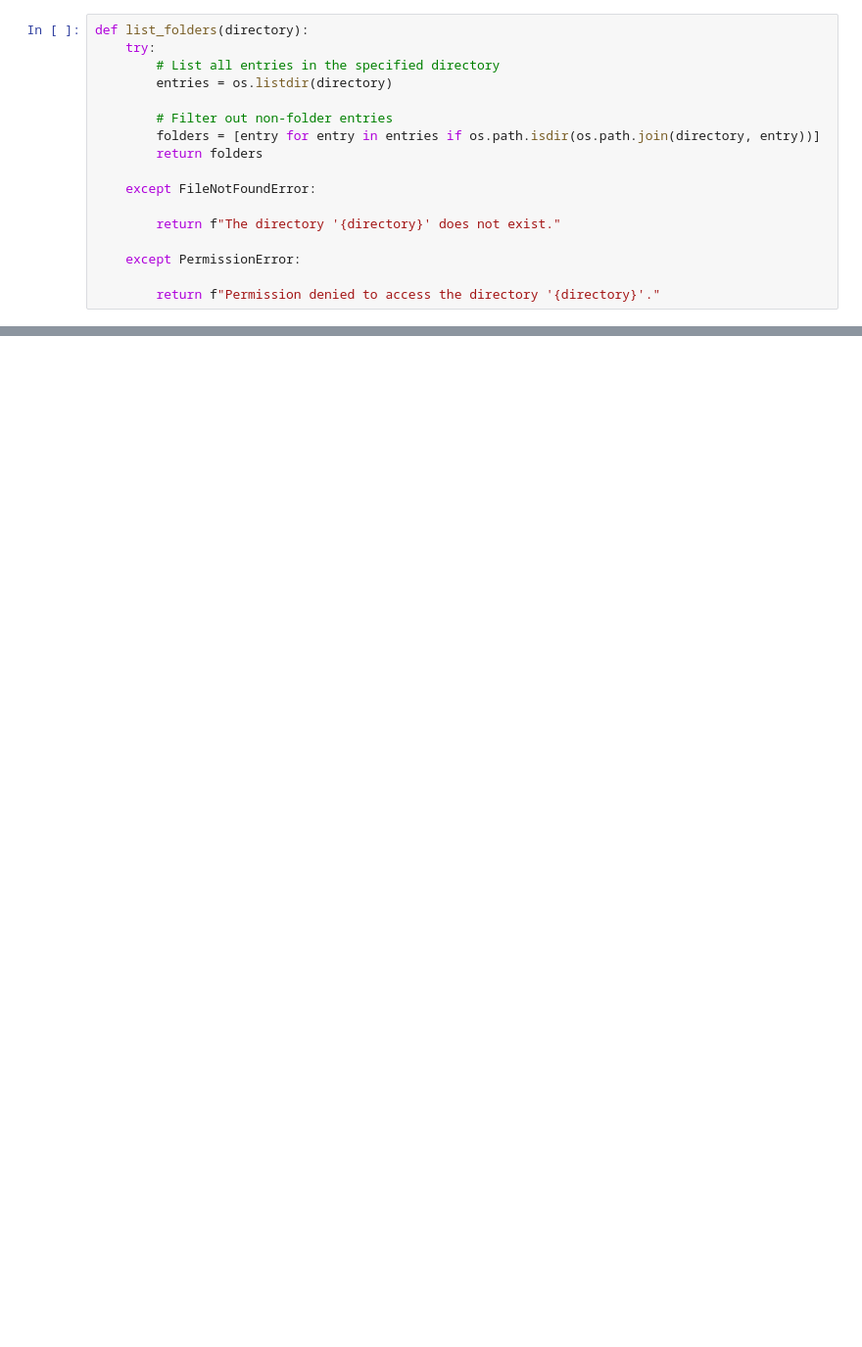
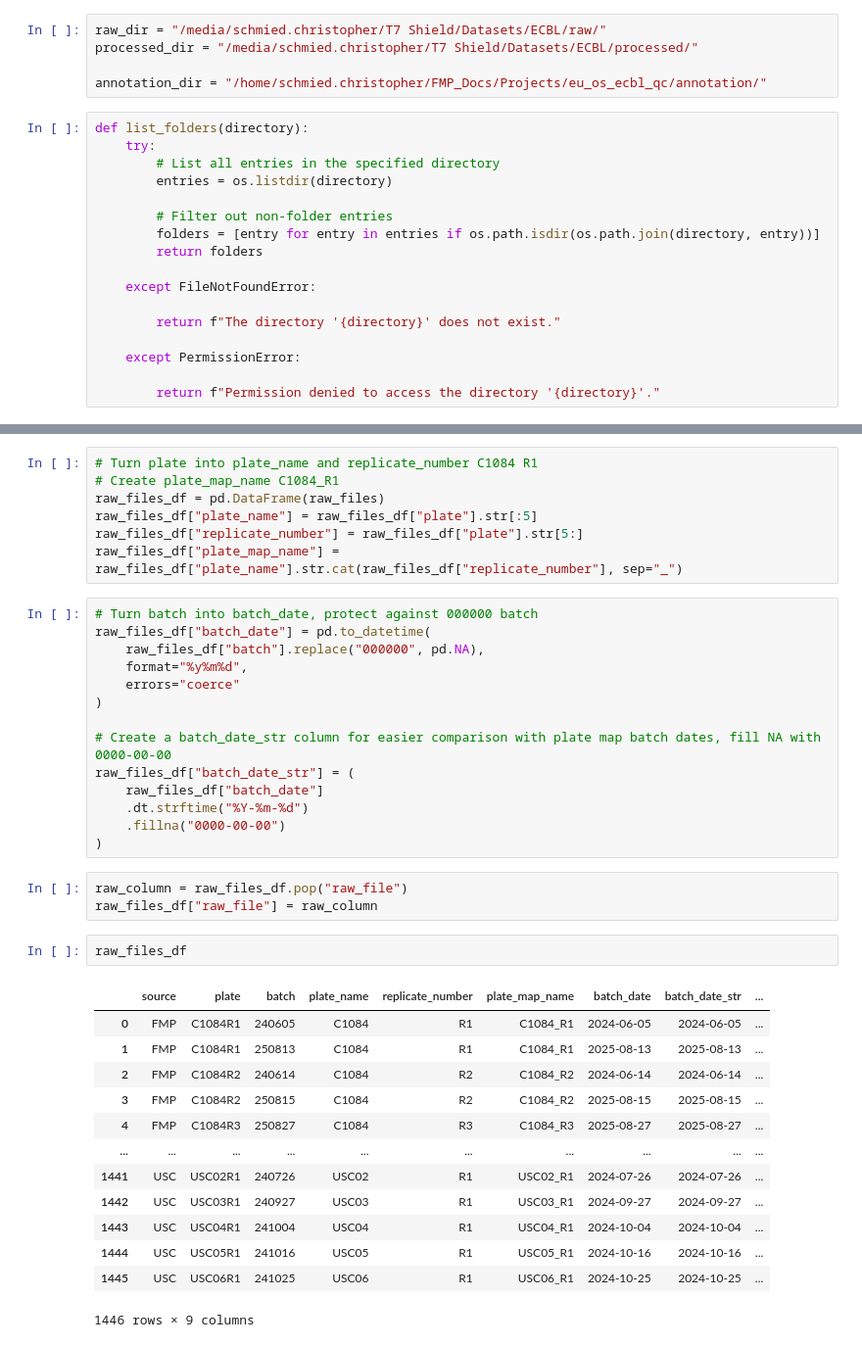
Before and after one commit to schmiedc/ECBL_quality_control_v2.0.0, a Jupyter notebook: Check_Processed_Files.ipynb, the cells around one changed output, grey strips where cells are left out. Shown at 98% size. Saved outputs shown, nothing was run; the diff lists cells and outputs as text; blank space fills up the shorter version.

```diff
--- a/Check_Processed_Files.ipynb
+++ b/Check_Processed_Files.ipynb
@@ -25,3 +6,8 @@ feature_dir = "/home/schmiedc/FMP_Docs/Projects/ECBL_Project/QualityControl_anal
+# %%
+raw_dir = "/media/schmied.christopher/T7 Shield/Datasets/ECBL/raw/"
+processed_dir = "/media/schmied.christopher/T7 Shield/Datasets/ECBL/processed/"
+
+annotation_dir = "/home/schmied.christopher/FMP_Docs/Projects/eu_os_ecbl_qc/annotation/"
 # %%
 def list_folders(directory):
     try:
@@ -42 +86,41 @@ def list_folders(directory):
+# %%
+# Turn plate into plate_name and replicate_number C1084 R1
+# Create plate_map_name C1084_R1
+raw_files_df = pd.DataFrame(raw_files)
+raw_files_df["plate_name"] = raw_files_df["plate"].str[:5]
+raw_files_df["replicate_number"] = raw_files_df["plate"].str[5:]
+raw_files_df["plate_map_name"] = raw_files_df["plate_name"].str.cat(raw_files_df["replicate_number"], sep="_")
+# %%
+# Turn batch into batch_date, protect against 000000 batch
+raw_files_df["batch_date"] = pd.to_datetime(
+    raw_files_df["batch"].replace("000000", pd.NA),
+    format="%y%m%d",
+    errors="coerce"
+)
+
+# Create a batch_date_str column for easier comparison with plate map batch dates, fill NA with 0000-00-00
+raw_files_df["batch_date_str"] = (
+    raw_files_df["batch_date"]
+    .dt.strftime("%Y-%m-%d")
+    .fillna("0000-00-00")
+)
+# %%
+raw_column = raw_files_df.pop("raw_file")
+raw_files_df["raw_file"] = raw_column
+# %%
+raw_files_df
+# %% [output]
+|  | source | plate | batch | plate_name | replicate_number | plate_map_name | batch_date | batch_date_str | ... |
+| 0 | FMP | C1084R1 | 240605 | C1084 | R1 | C1084_R1 | 2024-06-05 | 2024-06-05 | ... |
+| 1 | FMP | C1084R1 | 250813 | C1084 | R1 | C1084_R1 | 2025-08-13 | 2025-08-13 | ... |
+| 2 | FMP | C1084R2 | 240614 | C1084 | R2 | C1084_R2 | 2024-06-14 | 2024-06-14 | ... |
+| 3 | FMP | C1084R2 | 250815 | C1084 | R2 | C1084_R2 | 2025-08-15 | 2025-08-15 | ... |
+| 4 | FMP | C1084R3 | 250827 | C1084 | R3 | C1084_R3 | 2025-08-27 | 2025-08-27 | ... |
+| ... | ... | ... | ... | ... | ... | ... | ... | ... | ... |
+| 1441 | USC | USC02R1 | 240726 | USC02 | R1 | USC02_R1 | 2024-07-26 | 2024-07-26 | ... |
+| 1442 | USC | USC03R1 | 240927 | USC03 | R1 | USC03_R1 | 2024-09-27 | 2024-09-27 | ... |
+| 1443 | USC | USC04R1 | 241004 | USC04 | R1 | USC04_R1 | 2024-10-04 | 2024-10-04 | ... |
+| 1444 | USC | USC05R1 | 241016 | USC05 | R1 | USC05_R1 | 2024-10-16 | 2024-10-16 | ... |
+| 1445 | USC | USC06R1 | 241025 | USC06 | R1 | USC06_R1 | 2024-10-25 | 2024-10-25 | ... |
+1446 rows × 9 columns
 # %%
```
Also changed, not shown: parts of 28 cells of this notebook, 2 other files.
